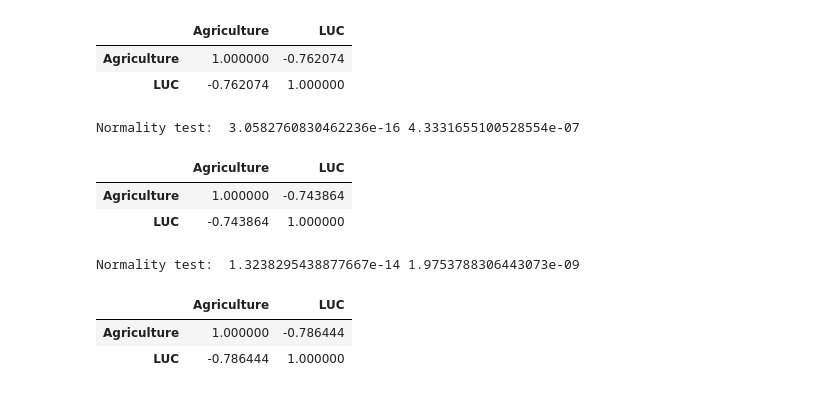
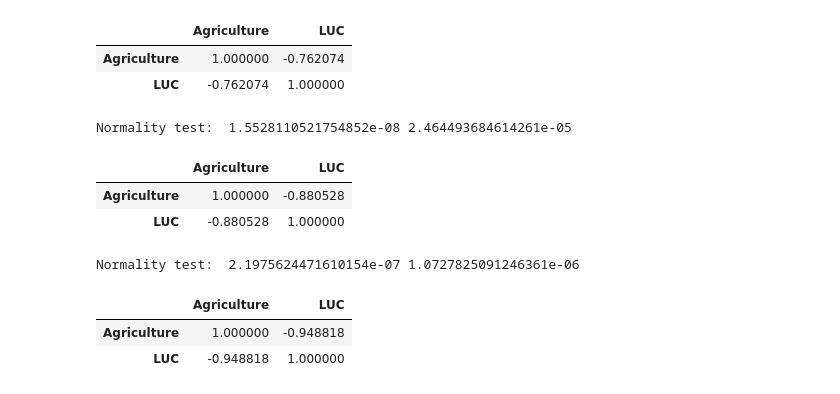
Before and after one commit to lucas-fpaiva/matopiba_emissions, a Jupyter notebook: code/groups.ipynb, the cells around one changed output. Cells and saved outputs as stored; diff of their text form; code cells hidden in the pictures.

```diff
--- a/code/groups.ipynb
+++ b/code/groups.ipynb
@@ -685,29 +682,29 @@ Normality test:  9.193029448768542e-09 4.426839940695092e-06
 | Agriculture | 1.000000 | -0.762074 |
 | LUC | -0.762074 | 1.000000 |
 # %%
-#excluindo o grupo 2
-_, p1 = stats.normaltest(data['Agriculture'][data.group !=2])
-_, p2 = stats.normaltest(data['LUC'][data.group !=2])
+#excluindo o grupo 3
+_, p1 = stats.normaltest(data['Agriculture'][data.group !=3])
+_, p2 = stats.normaltest(data['LUC'][data.group !=3])
 print("Normality test: ",p1,p2)
-data[["Agriculture", 'LUC']][data.group !=2].corr()
+data[["Agriculture", 'LUC']][data.group !=3].corr()
 ## -0.882981
 # %% [output]
-Normality test:  3.0582760830462236e-16 4.3331655100528554e-07
+Normality test:  1.5528110521754852e-08 2.464493684614261e-05
 |  | Agriculture | LUC |
-| Agriculture | 1.000000 | -0.743864 |
-| LUC | -0.743864 | 1.000000 |
+| Agriculture | 1.000000 | -0.880528 |
+| LUC | -0.880528 | 1.000000 |
 # %%
-#excluindo o grupo 2
-_, p1 = stats.normaltest(data['Agriculture'][data.group !=2][data.group !=6])
-_, p2 = stats.normaltest(data['LUC'][data.group !=2][data.group !=6])
+#excluindo o grupo 6
+_, p1 = stats.normaltest(data['Agriculture'][data.group !=3][data.group !=6])
+_, p2 = stats.normaltest(data['LUC'][data.group !=3][data.group !=6])
 print("Normality test: ",p1,p2)
-data[["Agriculture", 'LUC']][data.group !=2][data.group !=6].corr()
+data[["Agriculture", 'LUC']][data.group !=3][data.group !=6].corr()
 ## -0.954353
 # %% [output]
-Normality test:  1.3238295438877667e-14 1.9753788306443073e-09
+Normality test:  2.1975624471610154e-07 1.0727825091246361e-06
 |  | Agriculture | LUC |
-| Agriculture | 1.000000 | -0.786444 |
-| LUC | -0.786444 | 1.000000 |
+| Agriculture | 1.000000 | -0.948818 |
+| LUC | -0.948818 | 1.000000 |
 # %%
 data[data.group==5].sort_values(by='emi_2018',ascending=False).head(5)
 # %% [output]
```
Also changed, not shown: parts of 2 cells of this notebook.
